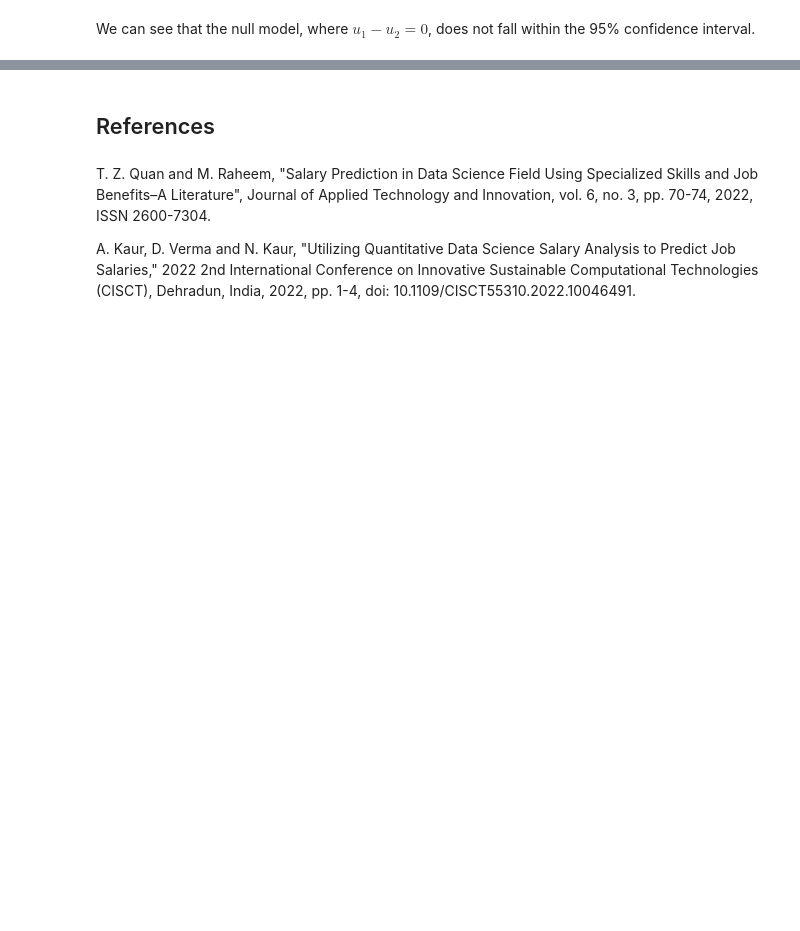
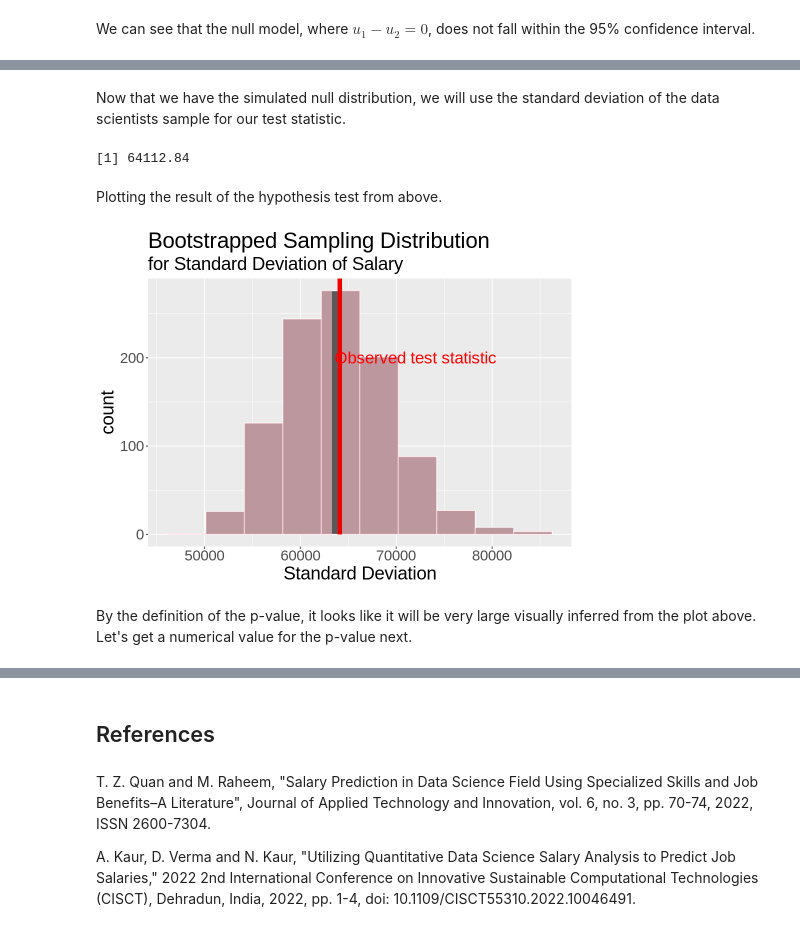
Before and after one commit to aaryan-rampal/stat-201-project, a Jupyter notebook: proposal.ipynb, the cells around one changed output, grey strips where cells are left out. Cells and saved outputs as stored; diff of their text form; code cells hidden in the pictures; blank space fills up the shorter version.

```diff
--- a/proposal.ipynb
+++ b/proposal.ipynb
@@ -266,0 +286,15 @@ We can see that the null model, where $u_1 - u_2 = 0$, does not fall within the
+# %%
+sigma_0 <- 39606.04
+
+# create data frame of only data scientists
+data_scientist <- salary |>
+    filter(job_title == "Data Scientist")
+
+# simulating from null distribution
+null_data_scientist <- data_scientist |>
+  specify(response = salary_in_usd) |>
+  hypothesize(null = "point", sigma = sigma_0) |>
+  generate(reps = 1000, type = "bootstrap") |>
+  calculate(stat = "sd")
+
+head(null_data_scientist)
@@ -266,0 +311,28 @@ We can see that the null model, where $u_1 - u_2 = 0$, does not fall within the
+# %% [markdown]
+Now that we have the simulated null distribution, we will use the standard deviation of the data scientists sample for our test statistic.
+# %%
+# get the observed test statistic which is the standard deviation of the original sample for data scientists
+obs_test_stat <- data_scientist |>
+    summarise(sd = sd(salary_in_usd)) |>
+    pull()
+
+obs_test_stat
+# %% [output]
+[1] 64112.84
+# %% [markdown]
+Plotting the result of the hypothesis test from above.
+# %%
+data_scientist_plot <-
+    null_data_scientist %>%
+    visualize(bins = 10) +
+    shade_p_value(obs_stat = obs_test_stat, direction = "both") +
+    xlab("Standard Deviation") +
+    theme(text = element_text(size=22)) +
+    ggtitle("Bootstrapped Sampling Distribution", subtitle = "for Standard Deviation of Salary") +
+    annotate("text", x = 72000, y = 200, label = "Observed test statistic", color="red", size=7)
+
+data_scientist_plot
+# %% [output]
+[figure, added]
+# %% [markdown]
+By the definition of the p-value, it looks like it will be very large visually inferred from the plot above. Let's get a numerical value for the p-value next.
```
Also changed, not shown: parts of 27 cells of this notebook.
